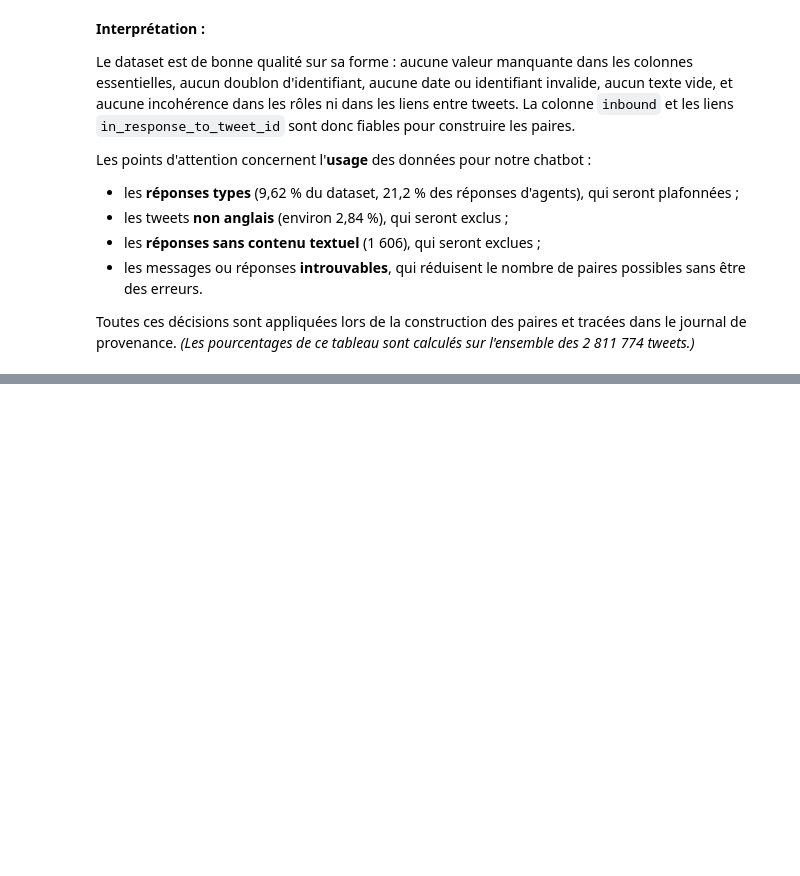
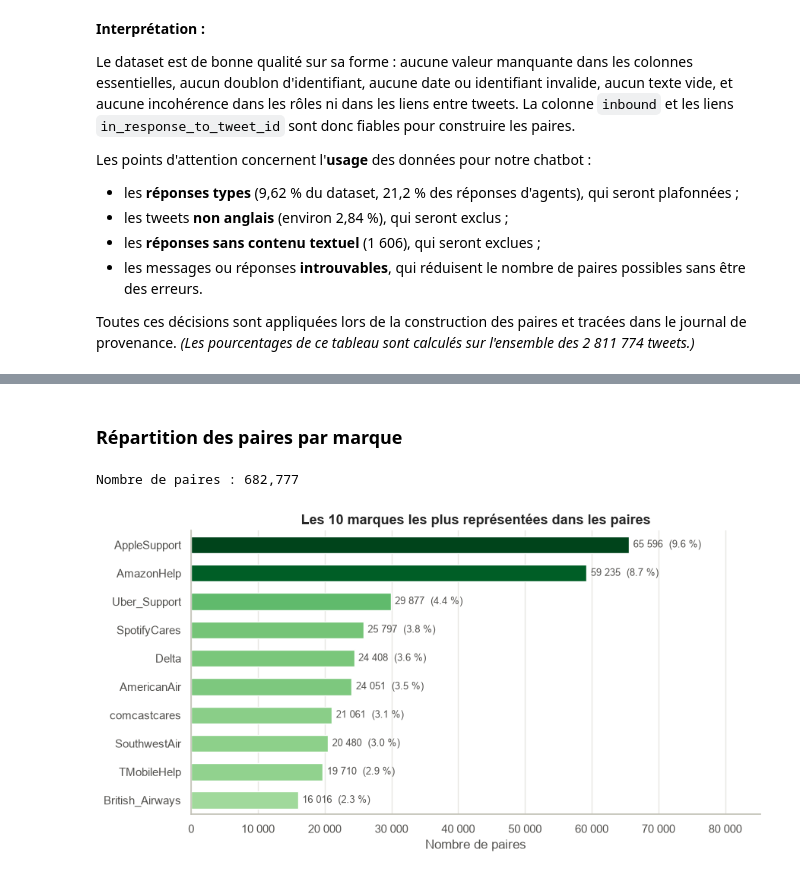
Before and after one commit to ranimmhiri/supportbot, a Jupyter notebook: notebooks/supportbot.ipynb, the cells around one changed output, grey strips where cells are left out. Saved outputs shown, nothing was run; the diff lists cells and outputs as text; code cells hidden in the pictures; blank space fills up the shorter version.

```diff
--- a/notebooks/supportbot.ipynb
+++ b/notebooks/supportbot.ipynb
@@ -845,0 +1215,25 @@ journal de provenance. *(Les pourcentages de ce tableau sont calculés sur l'ens
+# %% [markdown]
+### Répartition des paires par marque
+# %%
+print(f"Nombre de paires : {len(paires):,}")
+
+top = paires["marque"].value_counts().head(10).rename_axis("marque").reset_index(name="paires")
+
+fig, ax = plt.subplots(figsize=(9, 4.8))
+sns.barplot(data=top, x="paires", y="marque", hue="paires", palette="Greens",
+            hue_norm=bornes_degrade(top["paires"]), legend=False, width=0.6, saturation=1, ax=ax)
+for barres in ax.containers:
+    ax.bar_label(barres, labels=[f"{espaces(v)}  ({v / len(paires) * 100:.1f} %)" for v in barres.datavalues],
+                 padding=4, color=GRIS, fontsize=9)
+ax.set_title("Les 10 marques les plus représentées dans les paires")
+ax.set_xlabel("Nombre de paires")
+ax.set_ylabel("")
+ax.set_xlim(0, top["paires"].max() * 1.3)
+ax.xaxis.set_major_formatter(espaces)
+ax.grid(axis="y", visible=False)
+plt.tight_layout()
+sauvegarder(fig, "top_marques")
+plt.show()
+# %% [output]
+Nombre de paires : 682,777
+[figure, added]
```
Also changed, not shown: parts of 45 cells of this notebook, 4 other files.
